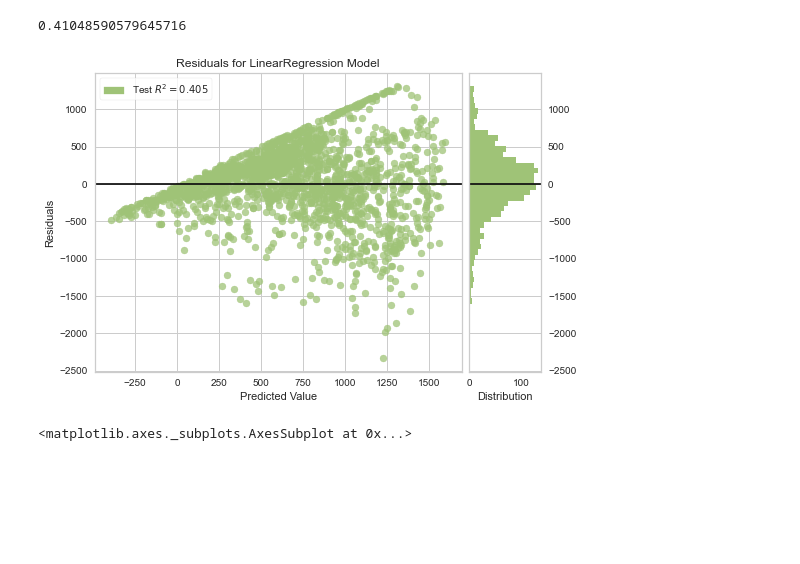
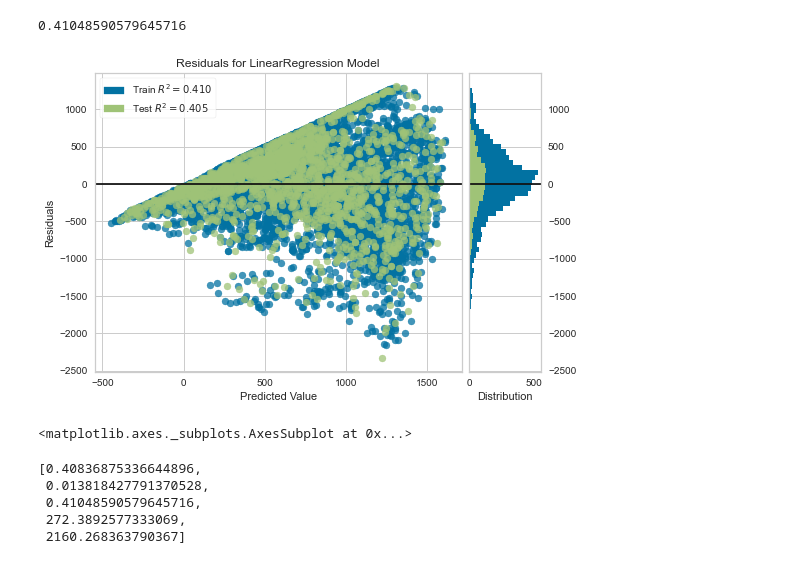
Before and after one commit to tahentx/bikeshare, a Jupyter notebook: bikeshare_prototype.ipynb, the cells around one changed output. Cells and saved outputs as stored; diff of their text form; code cells hidden in the pictures; blank space fills up the shorter version.

```diff
--- a/bikeshare_prototype.ipynb
+++ b/bikeshare_prototype.ipynb
@@ -40,8 +44,9 @@ explained_variance_score(actual,predictions)
 0.41048590579645716
 # %%
 visualizer = ResidualsPlot(lr)
+visualizer.fit(X, y)
 visualizer.score(X_test,y_test)
 visualizer.show()
 # %% [output]
-[figure, old version]
+[figure, new version]
 <matplotlib.axes._subplots.AxesSubplot at 0x...>
@@ -47,0 +61,8 @@ visualizer.show()
+# %%
+lr_metrics
+# %% [output]
+[0.40836875336644896,
+ 0.013818427791370528,
+ 0.41048590579645716,
+ 272.3892577333069,
+ 2160.268363790367]
```
Also changed, not shown: parts of 5 cells of this notebook.
